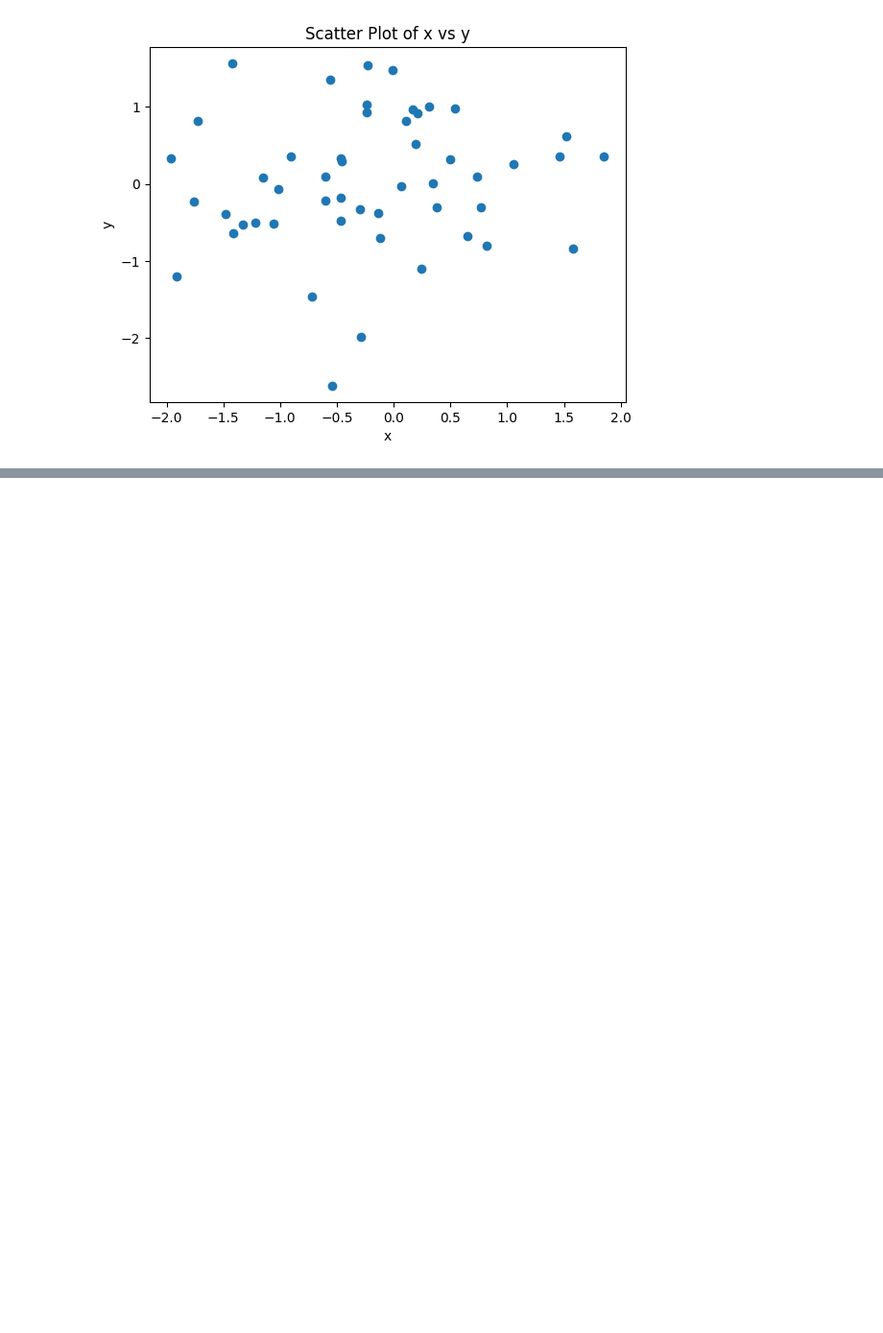
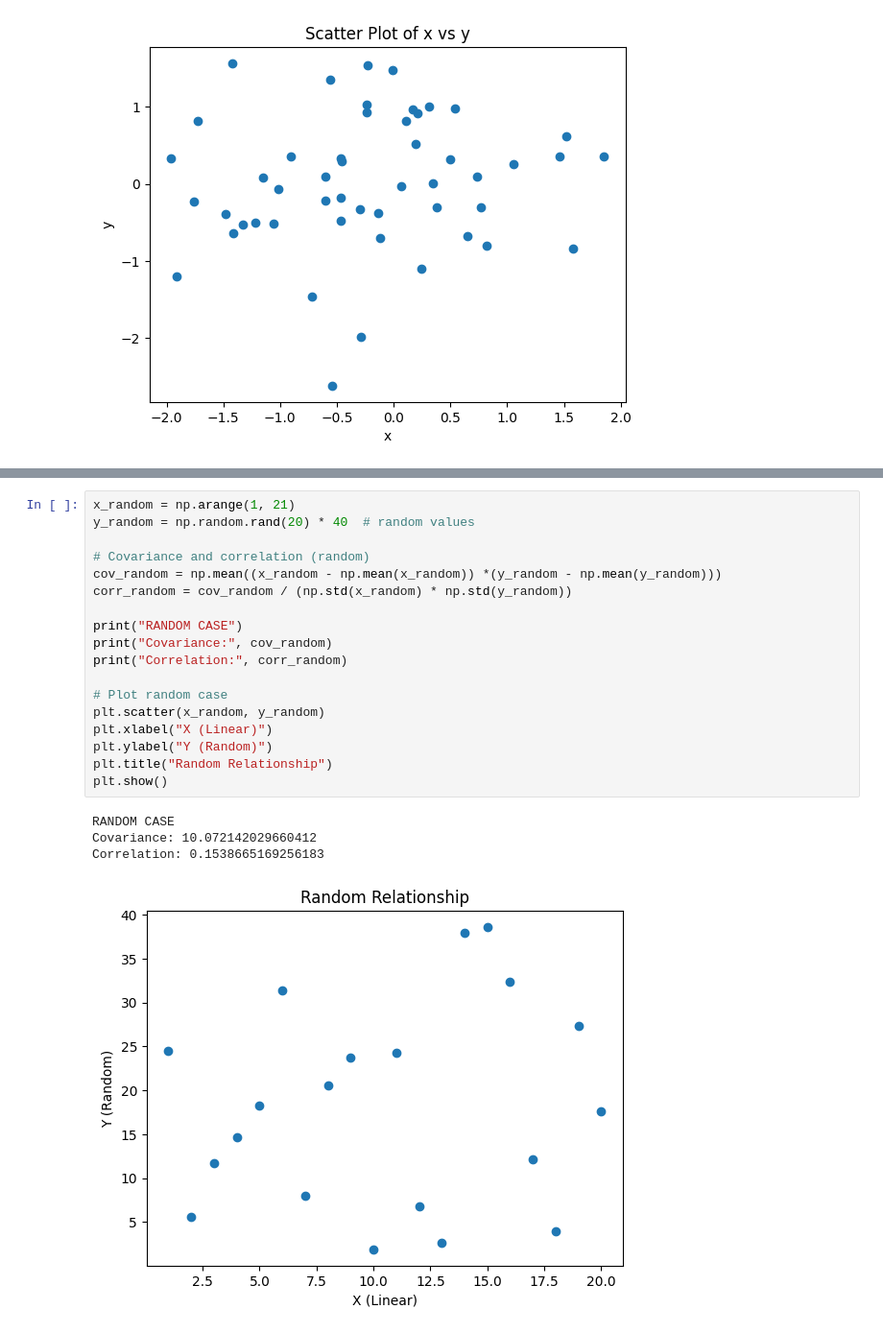
Before and after one commit to bikrambohara/DataScience_LAB, a Jupyter notebook: Lab6/qs4,5,6,7.ipynb, the cells around one changed output, grey strips where cells are left out. Shown at 96% size. Cells and saved outputs as stored; diff of their text form; blank space fills up the shorter version.

```diff
--- a/Lab6/qs4,5,6,7.ipynb
+++ b/Lab6/qs4,5,6,7.ipynb
@@ -68,0 +154,23 @@ Correlation: 0.11007178534016059
+# %%
+x_random = np.arange(1, 21)
+y_random = np.random.rand(20) * 40  # random values
+
+# Covariance and correlation (random)
+cov_random = np.mean((x_random - np.mean(x_random)) *(y_random - np.mean(y_random)))
+corr_random = cov_random / (np.std(x_random) * np.std(y_random))
+
+print("RANDOM CASE")
+print("Covariance:", cov_random)
+print("Correlation:", corr_random)
+
+# Plot random case
+plt.scatter(x_random, y_random)
+plt.xlabel("X (Linear)")
+plt.ylabel("Y (Random)")
+plt.title("Random Relationship")
+plt.show()
+# %% [output]
+RANDOM CASE
+Covariance: 10.072142029660412
+Correlation: 0.1538665169256183
+[figure, added]
```
Also changed, not shown: parts of 4 cells of this notebook, 2 other files.
